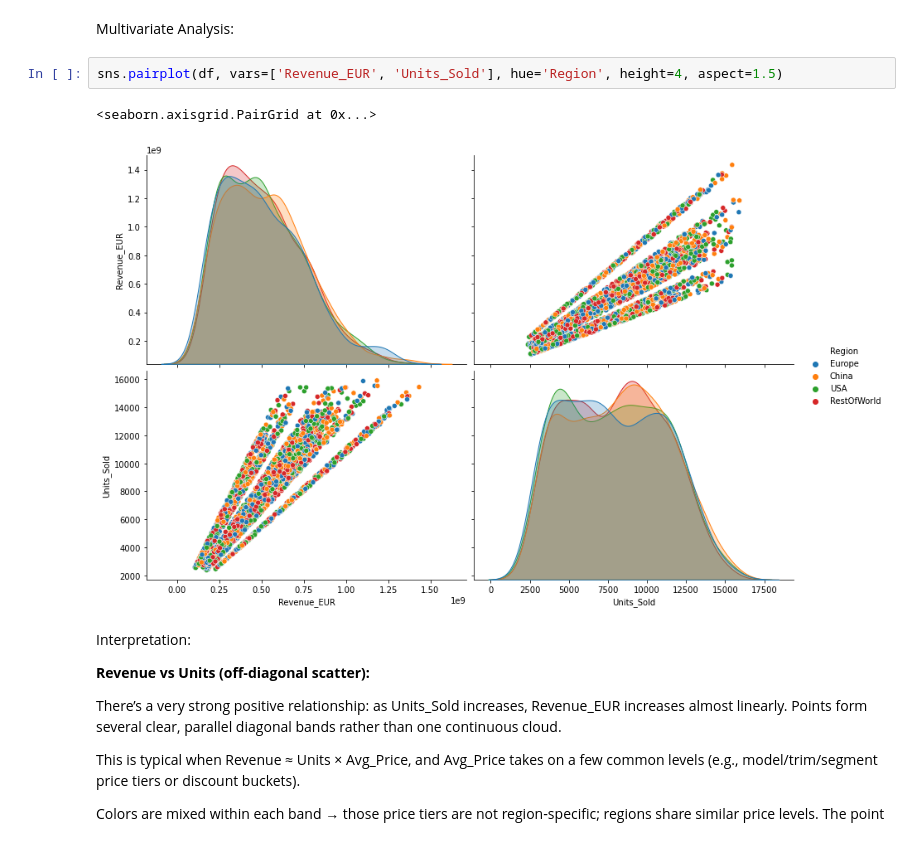
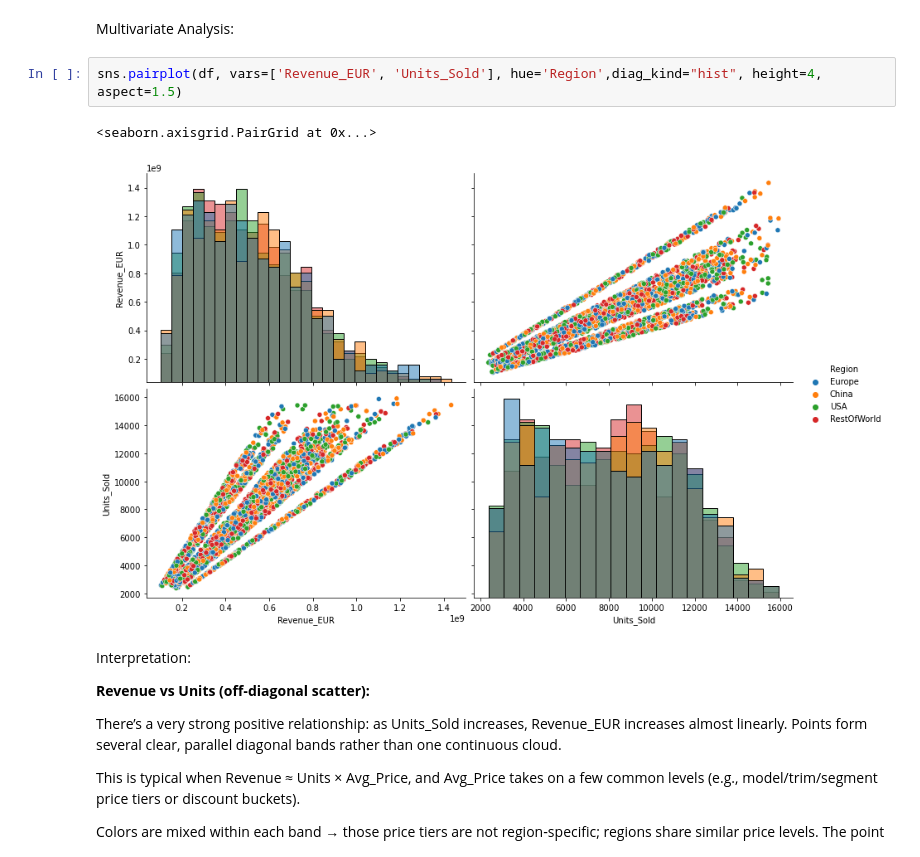
Before and after one commit to SulaimanTajuddin/EDA-BMW-Global-Automotive-Sales, a Jupyter notebook: EDA.ipynb, the cells around one changed output. Drawn from its saved outputs; the diff is of its cells as text.

```diff
--- a/EDA.ipynb
+++ b/EDA.ipynb
@@ -231,10 +231,10 @@ sns.countplot(x='Region', hue='Model', data=df)
 # %% [markdown]
 Multivariate Analysis:
 # %%
-sns.pairplot(df, vars=['Revenue_EUR', 'Units_Sold'], hue='Region', height=4, aspect=1.5)
+sns.pairplot(df, vars=['Revenue_EUR', 'Units_Sold'], hue='Region',diag_kind="hist", height=4, aspect=1.5)
 # %% [output]
 <seaborn.axisgrid.PairGrid at 0x...>
-[figure, old version]
+[figure, new version]
 # %% [markdown]
 Interpretation:
 
```
Also changed, not shown: parts of 1 cell of this notebook.
